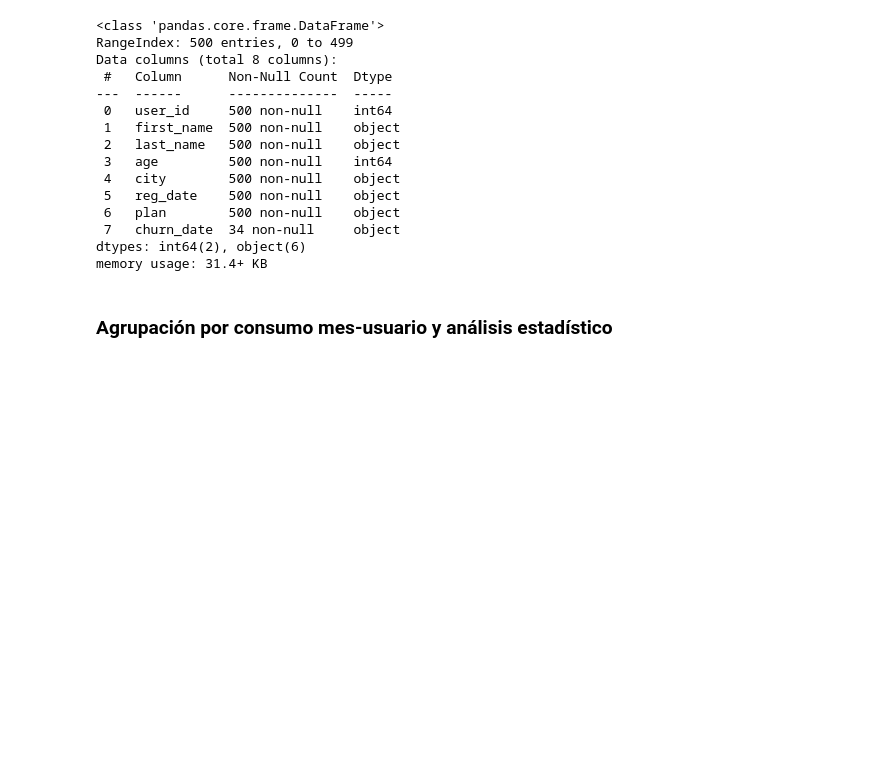
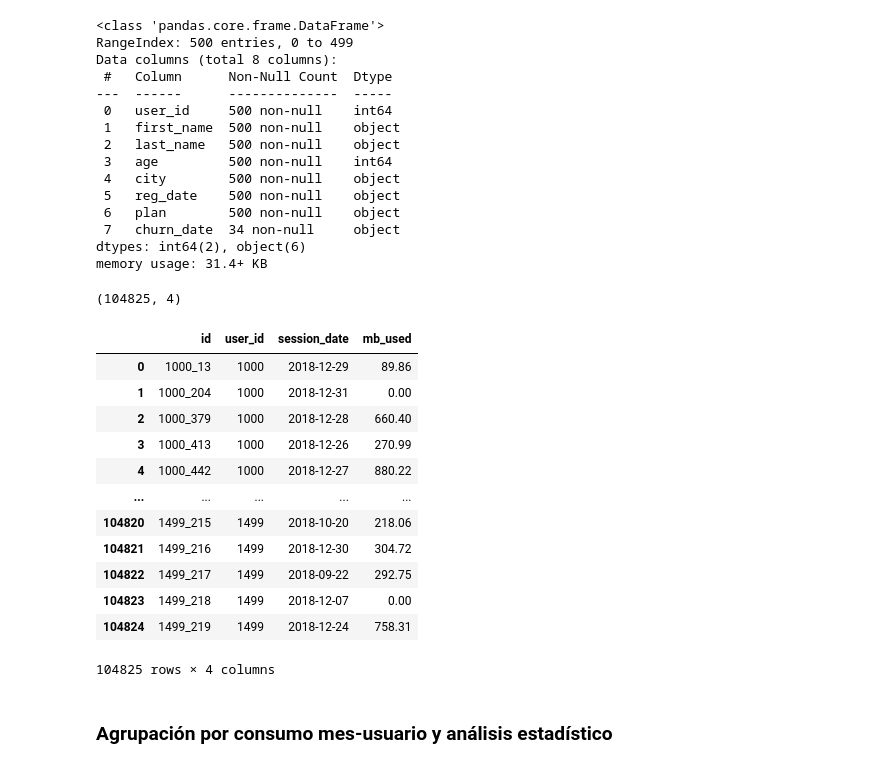
Before and after one commit to zyntonyson/bootcamp_ds_da, a Jupyter notebook: 07-da-v8-patrones-outliers/22-da-v8-preparacion-datos.ipynb, the cells around one changed output. Saved outputs shown, nothing was run; the diff lists cells and outputs as text; code cells hidden in the pictures; blank space fills up the shorter version.

```diff
--- a/07-da-v8-patrones-outliers/22-da-v8-preparacion-datos.ipynb
+++ b/07-da-v8-patrones-outliers/22-da-v8-preparacion-datos.ipynb
@@ -81,6 +115,24 @@ Data columns (total 8 columns):
  7   churn_date  34 non-null     object
 dtypes: int64(2), object(6)
 memory usage: 31.4+ KB
+# %%
+# Descartar nulos
+megaline_internet.dropna(inplace=True)
+# %% [output]
+(104825, 4)
+|  | id | user_id | session_date | mb_used |
+| 0 | 1000_13 | 1000 | 2018-12-29 | 89.86 |
+| 1 | 1000_204 | 1000 | 2018-12-31 | 0.00 |
+| 2 | 1000_379 | 1000 | 2018-12-28 | 660.40 |
+| 3 | 1000_413 | 1000 | 2018-12-26 | 270.99 |
+| 4 | 1000_442 | 1000 | 2018-12-27 | 880.22 |
+| ... | ... | ... | ... | ... |
+| 104820 | 1499_215 | 1499 | 2018-10-20 | 218.06 |
+| 104821 | 1499_216 | 1499 | 2018-12-30 | 304.72 |
+| 104822 | 1499_217 | 1499 | 2018-09-22 | 292.75 |
+| 104823 | 1499_218 | 1499 | 2018-12-07 | 0.00 |
+| 104824 | 1499_219 | 1499 | 2018-12-24 | 758.31 |
+104825 rows × 4 columns
 # %%
 #Limpieza de duplicados
 megaline_users.drop_duplicates(inplace=True)
```
Also changed, not shown: parts of 20 cells of this notebook, 4 other files.
